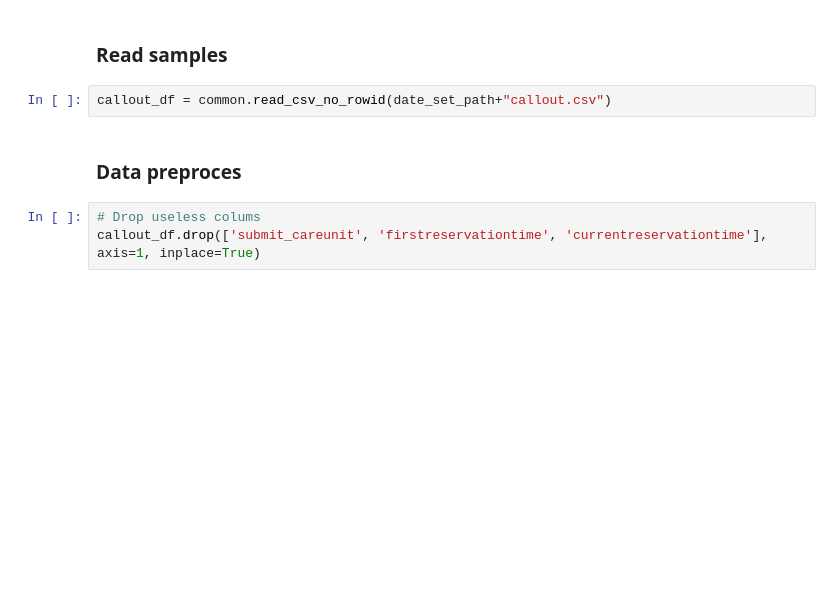
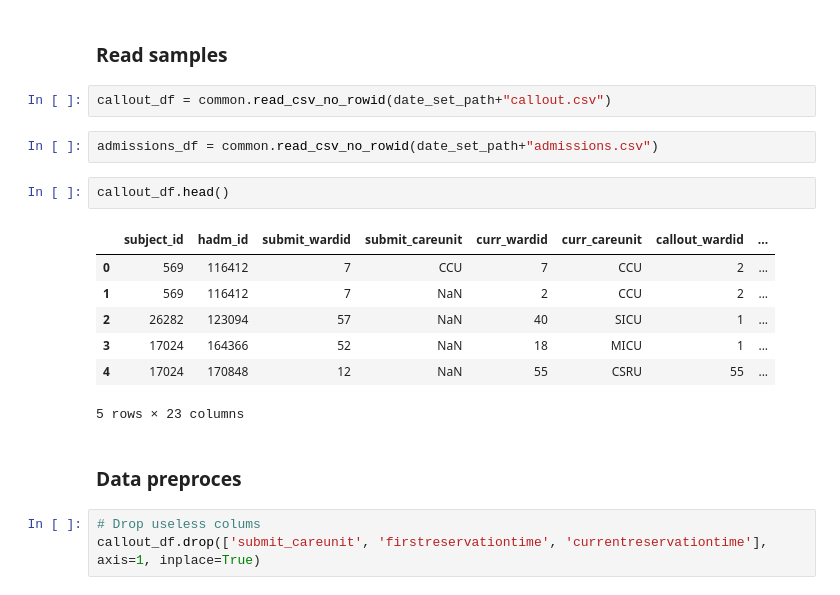
Before and after one commit to Alaskyed/Synthetic-Electronic-Health-Records-Data-using-MIMIC-III, a Jupyter notebook: SDV_callout_generation.ipynb, the cells around one changed output. Drawn from its saved outputs; the diff is of its cells as text; blank space fills up the shorter version.

```diff
--- a/SDV_callout_generation.ipynb
+++ b/SDV_callout_generation.ipynb
@@ -20,6 +20,18 @@ date_set_path = "../temp_sets_100/"
 ### Read samples
 # %%
 callout_df = common.read_csv_no_rowid(date_set_path+"callout.csv")
+# %%
+admissions_df = common.read_csv_no_rowid(date_set_path+"admissions.csv")
+# %%
+callout_df.head()
+# %% [output]
+|  | subject_id | hadm_id | submit_wardid | submit_careunit | curr_wardid | curr_careunit | callout_wardid | ... |
+| 0 | 569 | 116412 | 7 | CCU | 7 | CCU | 2 | ... |
+| 1 | 569 | 116412 | 7 | NaN | 2 | CCU | 2 | ... |
+| 2 | 26282 | 123094 | 57 | NaN | 40 | SICU | 1 | ... |
+| 3 | 17024 | 164366 | 52 | NaN | 18 | MICU | 1 | ... |
+| 4 | 17024 | 170848 | 12 | NaN | 55 | CSRU | 55 | ... |
+5 rows × 23 columns
 # %% [markdown]
 ### Data preproces
 # %%
```
Also changed, not shown: parts of 37 cells of this notebook, 8 other files.
